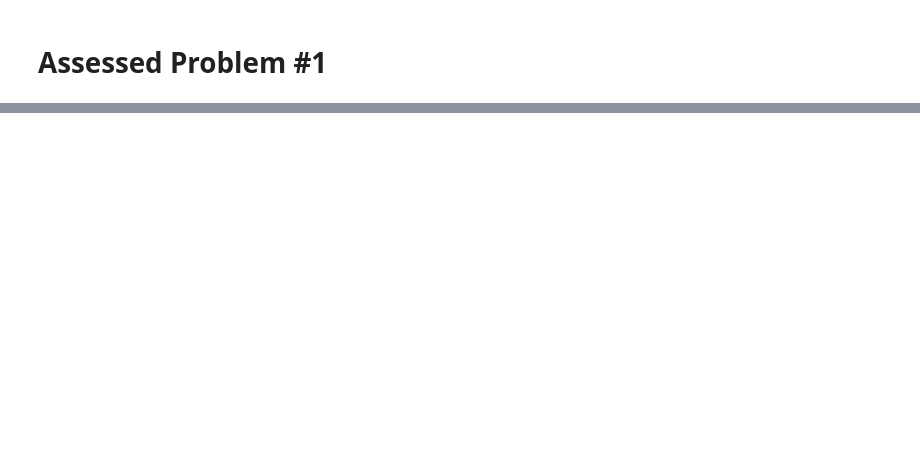
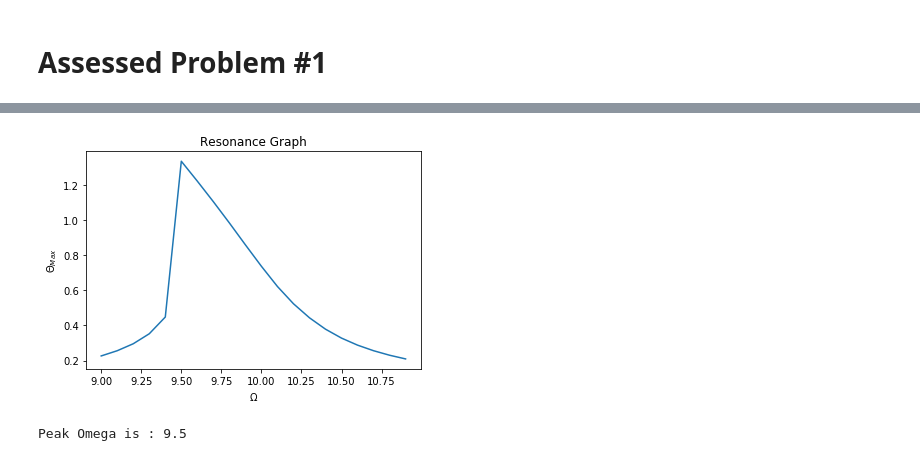
Before and after one commit to FHomewood/ScientificComputing, a Jupyter notebook: Assessment_3/Problem_1.ipynb, the cells around one changed output, grey strips where cells are left out. Saved outputs shown, nothing was run; the diff lists cells and outputs as text; code cells hidden in the pictures; blank space fills up the shorter version.

```diff
--- a/Assessment_3/Problem_1.ipynb
+++ b/Assessment_3/Problem_1.ipynb
@@ -56,0 +101,10 @@ Maximum Omega is : 0.5
+# %%
+plot(Irange,Ymax)
+title("Resonance Graph")
+xlabel("$\Omega$")
+ylabel("$\Theta_{Max}$")
+show()
+print("Peak Omega is : " + str(amin(Irange) + Ymax.index(amax(Ymax))/10))
+# %% [output]
+[figure, added]
+Peak Omega is : 9.5
```
Also changed, not shown: parts of 6 cells of this notebook, 2 other files.
